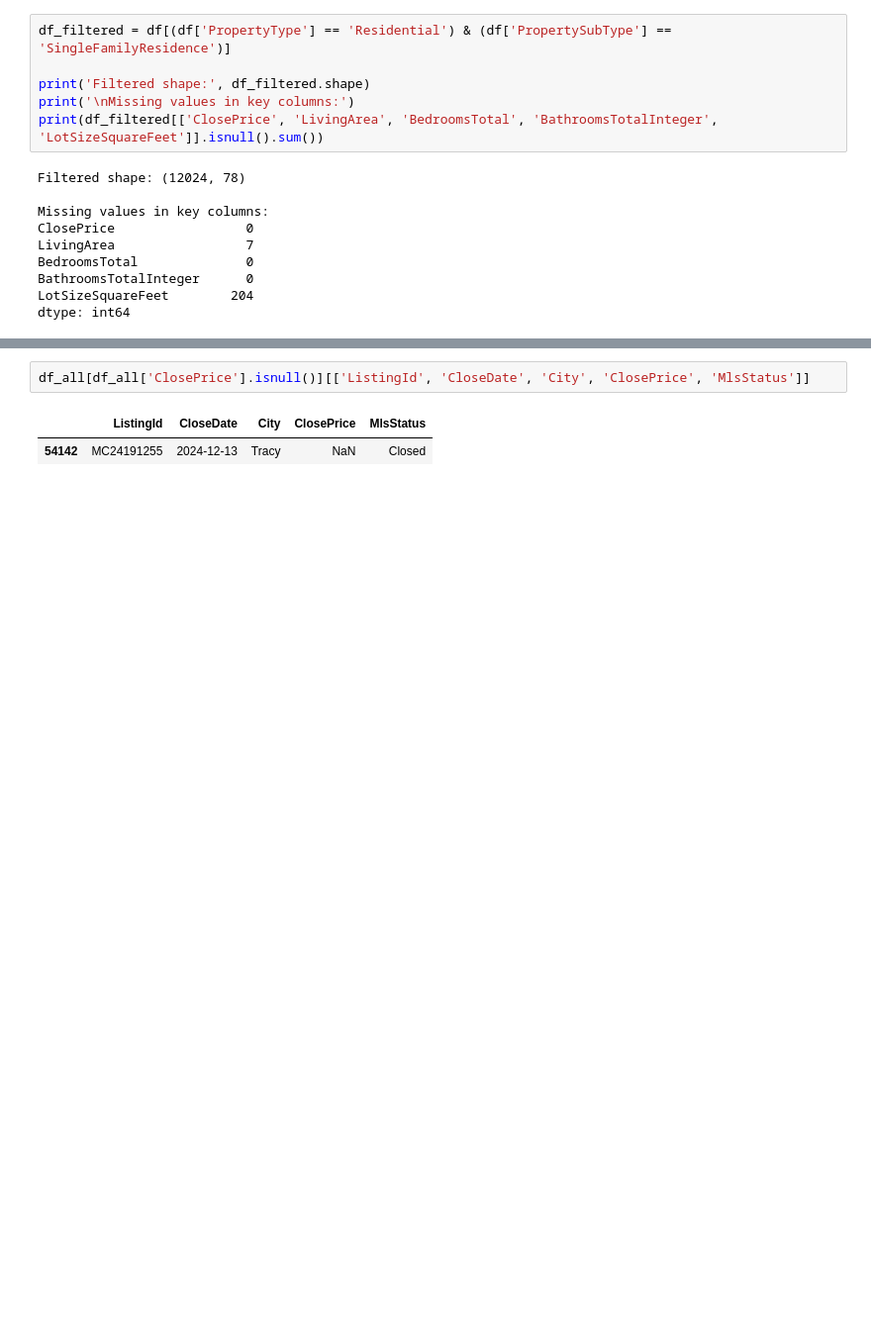
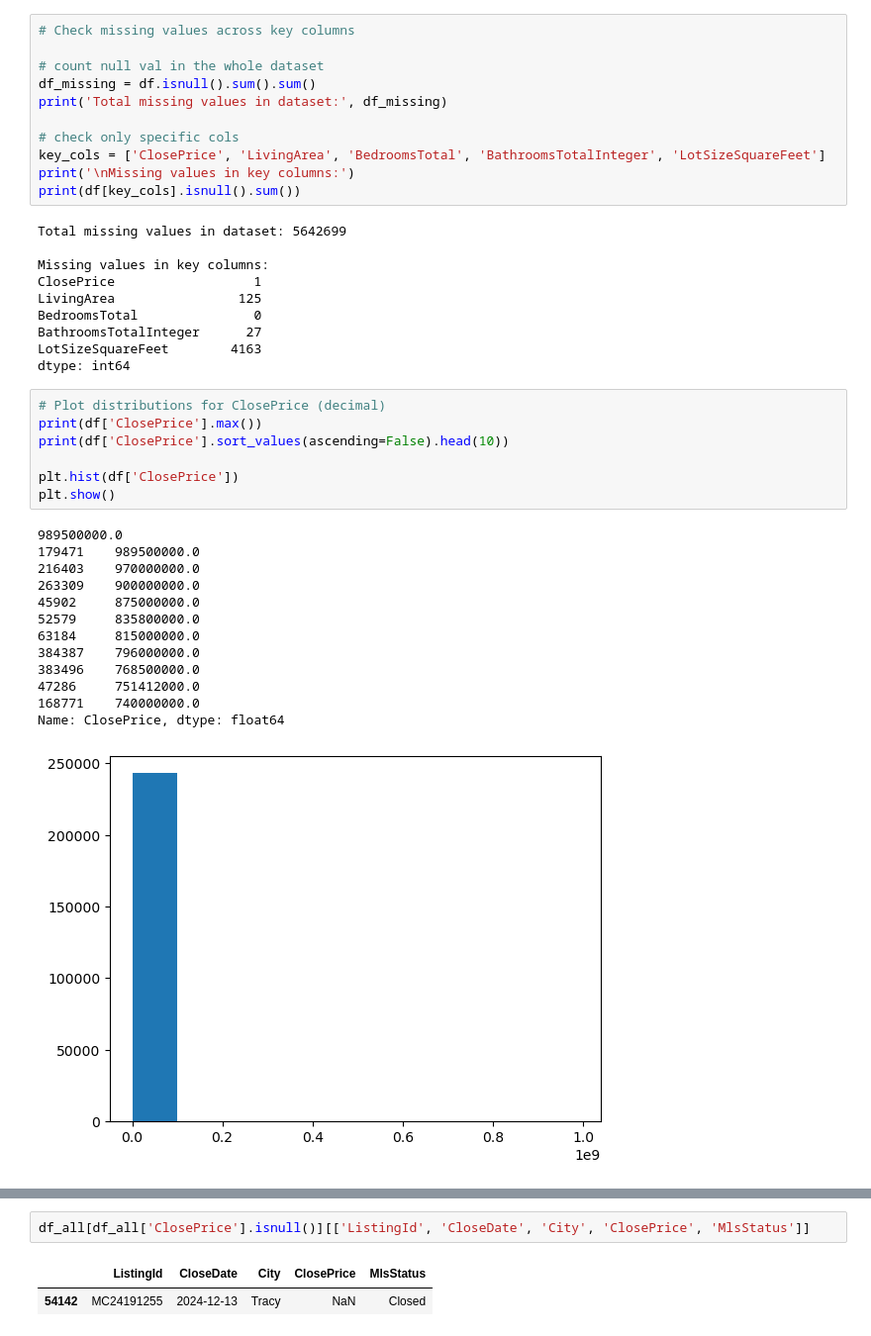
Before and after one commit to Sunisa-Yuki/IDX_Data_Science, a Jupyter notebook: 01_exploration.ipynb, the cells around one changed output, grey strips where cells are left out. Shown at 99% size. Saved outputs shown, nothing was run; the diff lists cells and outputs as text; blank space fills up the shorter version.

```diff
--- a/01_exploration.ipynb
+++ b/01_exploration.ipynb
@@ -39,17 +99,43 @@ Name: count, dtype: int64
 # %%
-df_filtered = df[(df['PropertyType'] == 'Residential') & (df['PropertySubType'] == 'SingleFamilyResidence')]
+# Check missing values across key columns
 
-print('Filtered shape:', df_filtered.shape)
+# count null val in the whole dataset
+df_missing = df.isnull().sum().sum()
+print('Total missing values in dataset:', df_missing)
+
+# check only specific cols
+key_cols = ['ClosePrice', 'LivingArea', 'BedroomsTotal', 'BathroomsTotalInteger', 'LotSizeSquareFeet']
 print('\nMissing values in key columns:')
-print(df_filtered[['ClosePrice', 'LivingArea', 'BedroomsTotal', 'BathroomsTotalInteger', 'LotSizeSquareFeet']].isnull().sum())
+print(df[key_cols].isnull().sum())
 # %% [output]
-Filtered shape: (12024, 78)
+Total missing values in dataset: 5642699
 
 Missing values in key columns:
-ClosePrice                 0
-LivingArea                 7
-BedroomsTotal              0
-BathroomsTotalInteger      0
-LotSizeSquareFeet        204
+ClosePrice                  1
+LivingArea                125
+BedroomsTotal               0
+BathroomsTotalInteger      27
+LotSizeSquareFeet        4163
 dtype: int64
+# %%
+# Plot distributions for ClosePrice (decimal)
+print(df['ClosePrice'].max())
+print(df['ClosePrice'].sort_values(ascending=False).head(10))
+
+plt.hist(df['ClosePrice'])
+plt.show()
+# %% [output]
+989500000.0
+179471    989500000.0
+216403    970000000.0
+263309    900000000.0
+45902     875000000.0
+52579     835800000.0
+63184     815000000.0
+384387    796000000.0
+383496    768500000.0
+47286     751412000.0
+168771    740000000.0
+Name: ClosePrice, dtype: float64
+[figure, added]
 # %%
```
Also changed, not shown: parts of 14 cells of this notebook.
